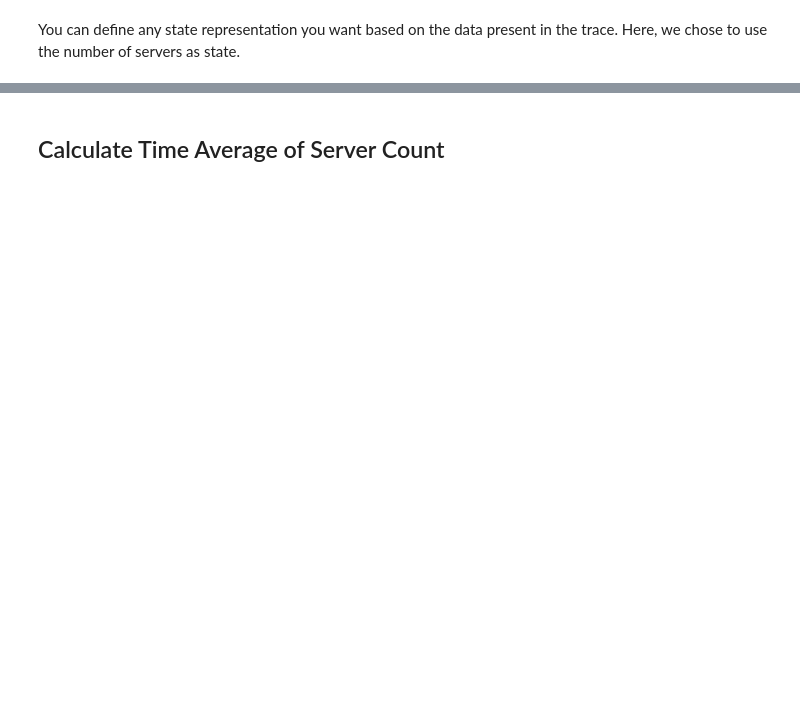
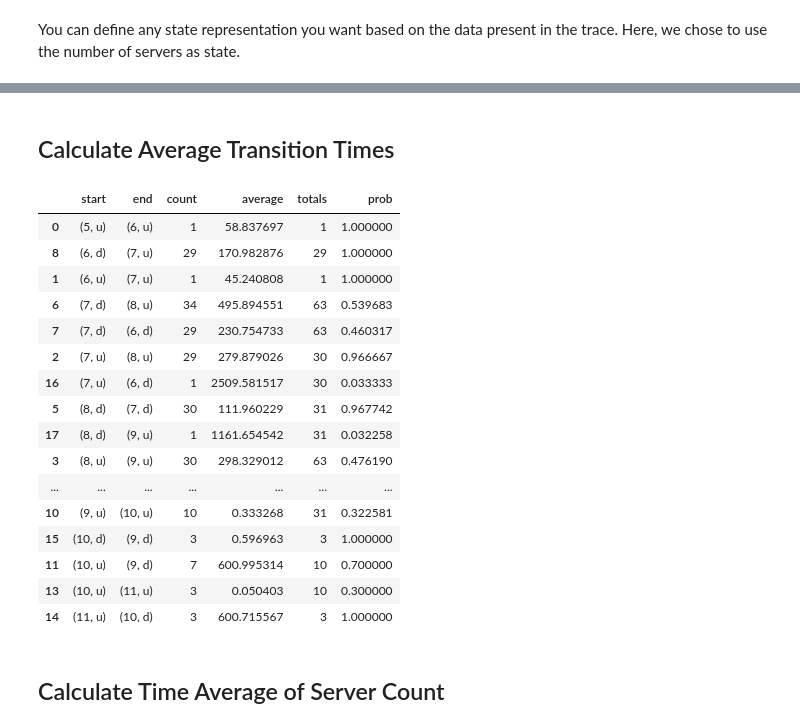
Before and after one commit to pacslab/simfaas, a Jupyter notebook: examples/02-state-distribution.ipynb, the cells around one changed output, grey strips where cells are left out. Drawn from its saved outputs; the diff is of its cells as text; code cells hidden in the pictures; blank space fills up the shorter version.

Commit message:
added transition time and probability calculations

```diff
--- a/examples/02-state-distribution.ipynb
+++ b/examples/02-state-distribution.ipynb
@@ -70,3 +72,42 @@ df
+# %% [markdown]
+## Calculate Average Transition Times
+# %%
+residence_times, transition_times = sim.analyze_custom_states(hist_states, skip_init_time=100)
+transition_counts = {}
+for k in transition_times:
+    transition_counts[k] = len(transition_times[k])
+
+t_starts = [s[0] for s in transition_counts.keys()]
+t_ends = [s[1] for s in transition_counts.keys()]
+t_counts = [transition_counts[k] for k in transition_counts.keys()]
+t_avgs = [np.mean(transition_times[s]) for s in transition_counts.keys()]
+
+df = pd.DataFrame(data = {'start': t_starts, 'end': t_ends, 'count': t_counts, 'average': t_avgs})
+
+t_totals = [df.loc[df['start'] == k[0], 'count'].sum() for k in transition_counts.keys()]
+df['totals'] = t_totals
+df['prob'] = df['count'] / df['totals']
+
+df = df.sort_values(by='start')
+df
+# %% [output]
+|  | start | end | count | average | totals | prob |
+| 0 | (5, u) | (6, u) | 1 | 58.837697 | 1 | 1.000000 |
+| 8 | (6, d) | (7, u) | 29 | 170.982876 | 29 | 1.000000 |
+| 1 | (6, u) | (7, u) | 1 | 45.240808 | 1 | 1.000000 |
+| 6 | (7, d) | (8, u) | 34 | 495.894551 | 63 | 0.539683 |
+| 7 | (7, d) | (6, d) | 29 | 230.754733 | 63 | 0.460317 |
+| 2 | (7, u) | (8, u) | 29 | 279.879026 | 30 | 0.966667 |
+| 16 | (7, u) | (6, d) | 1 | 2509.581517 | 30 | 0.033333 |
+| 5 | (8, d) | (7, d) | 30 | 111.960229 | 31 | 0.967742 |
+| 17 | (8, d) | (9, u) | 1 | 1161.654542 | 31 | 0.032258 |
+| 3 | (8, u) | (9, u) | 30 | 298.329012 | 63 | 0.476190 |
+| ... | ... | ... | ... | ... | ... | ... |
+| 10 | (9, u) | (10, u) | 10 | 0.333268 | 31 | 0.322581 |
+| 15 | (10, d) | (9, d) | 3 | 0.596963 | 3 | 1.000000 |
+| 11 | (10, u) | (9, d) | 7 | 600.995314 | 10 | 0.700000 |
+| 13 | (10, u) | (11, u) | 3 | 0.050403 | 10 | 0.300000 |
+| 14 | (11, u) | (10, d) | 3 | 600.715567 | 3 | 1.000000 |
 # %% [markdown]
 ## Calculate Time Average of Server Count
 # %%
```
Also changed, not shown: parts of 4 cells of this notebook, 1 other file.
